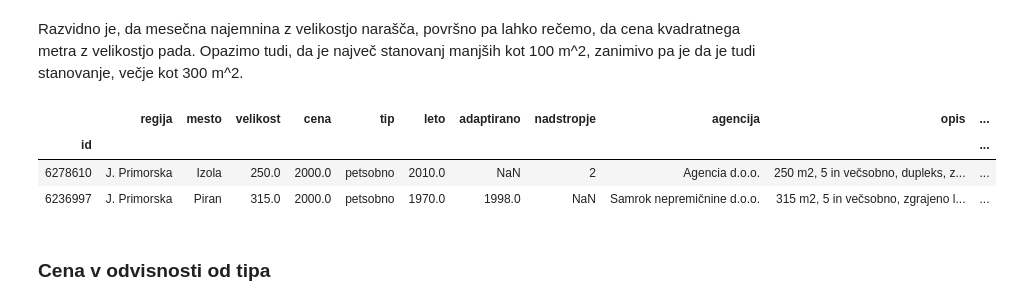
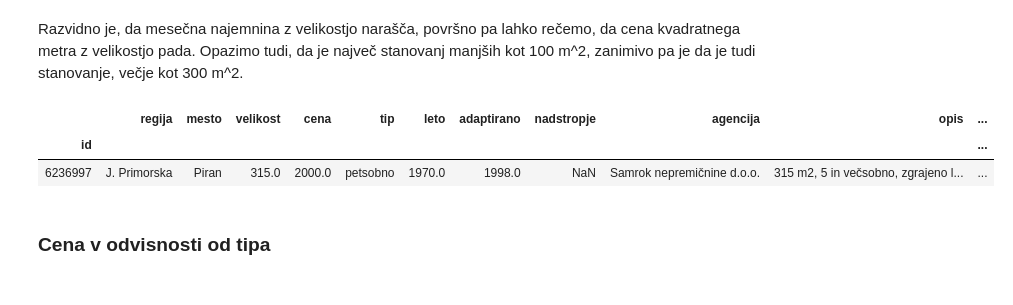
Before and after one commit to brulicm/Analiza-podatkov, a Jupyter notebook: Projektna naloga.ipynb, the cells around one changed output. Cells and saved outputs as stored; diff of their text form; code cells hidden in the pictures.

```diff
--- a/Projektna naloga.ipynb
+++ b/Projektna naloga.ipynb
@@ -247,11 +247,10 @@ stanovanja.plot(title = "Mesečna najemnina kvadratnega metra", x='velikost', y=
 # %% [markdown]
 Razvidno je, da mesečna najemnina z velikostjo narašča, površno pa lahko rečemo, da cena kvadratnega metra z velikostjo pada. Opazimo tudi, da je največ stanovanj manjših kot 100 m^2, zanimivo pa je da je tudi stanovanje, večje kot 300 m^2.
 # %%
-stanovanja[stanovanja.velikost >=250]
+stanovanja[stanovanja.velikost >=300]
 # %% [output]
 |  | regija | mesto | velikost | cena | tip | leto | adaptirano | nadstropje | agencija | opis | ... |
 | id |  |  |  |  |  |  |  |  |  |  | ... |
-| 6278610 | J. Primorska | Izola | 250.0 | 2000.0 | petsobno | 2010.0 | NaN | 2 | Agencia d.o.o. | 250 m2, 5 in večsobno, dupleks, z... | ... |
 | 6236997 | J. Primorska | Piran | 315.0 | 2000.0 | petsobno | 1970.0 | 1998.0 | NaN | Samrok nepremičnine d.o.o. | 315 m2, 5 in večsobno, zgrajeno l... | ... |
 # %% [markdown]
 ### Cena v odvisnosti od tipa
```
